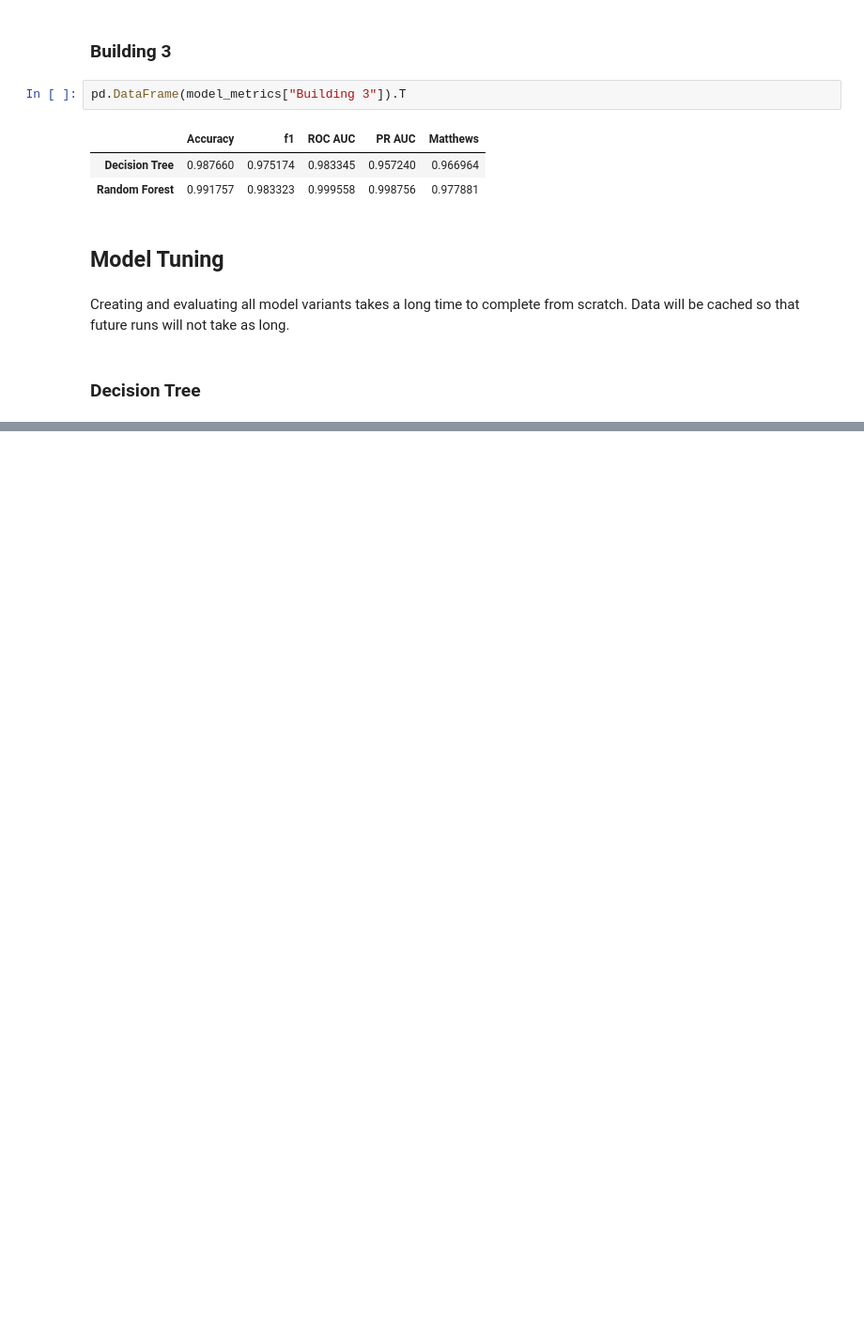
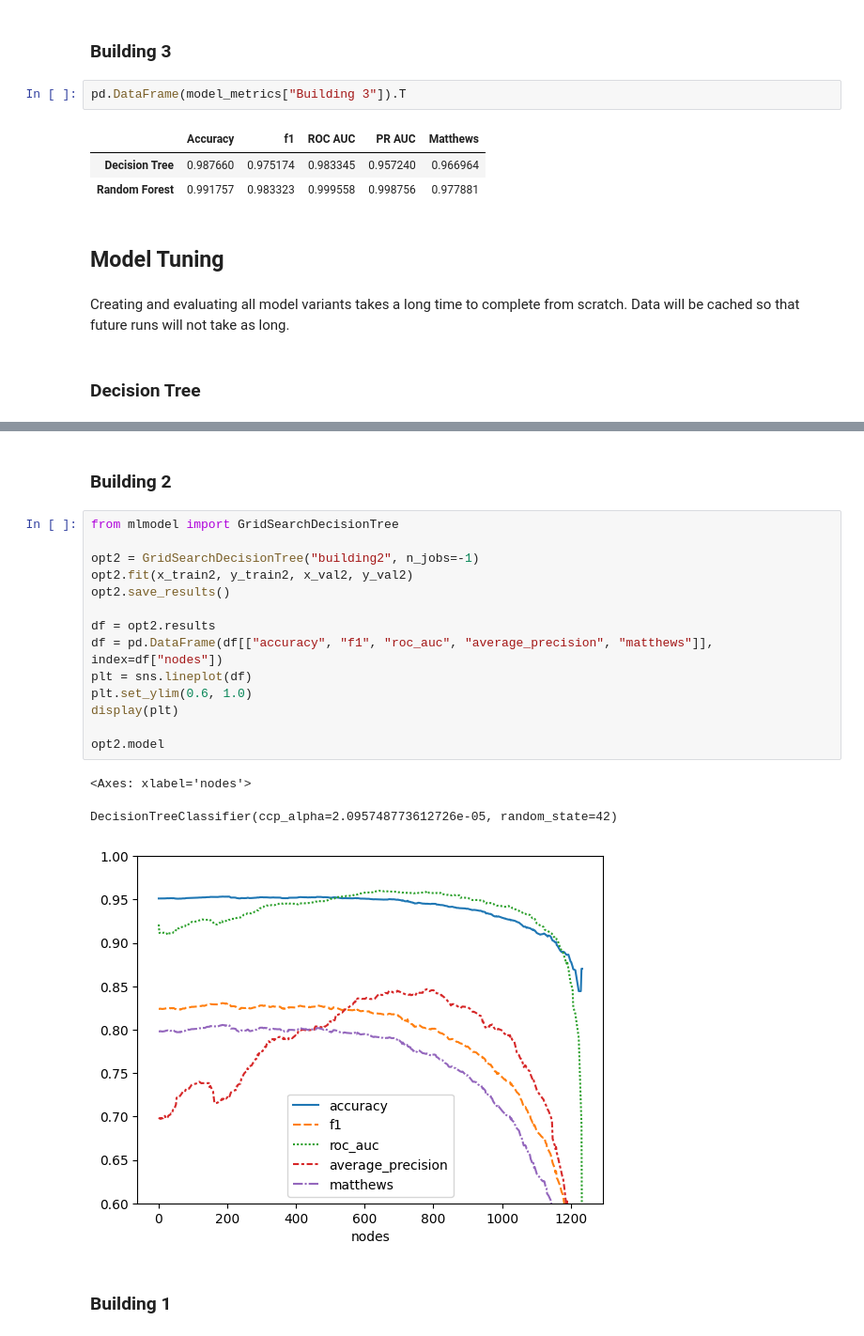
Before and after one commit to hossainmuntasir/MachineLearningModel, a Jupyter notebook: mlmodels/model_comparison.ipynb, the cells around one changed output, grey strips where cells are left out. Shown: that part at 94% size. Saved outputs shown, nothing was run; the diff lists cells and outputs as text; blank space fills up the shorter version.

Commit message:
Moved model class to separate file, added grid search base class

```diff
--- a/mlmodels/model_comparison.ipynb
+++ b/mlmodels/model_comparison.ipynb
@@ -559 +389,23 @@ DecisionTreeClassifier(ccp_alpha=2.0882639565641096e-05, random_state=42)
+# %% [markdown]
+### Building 2
+# %%
+from mlmodel import GridSearchDecisionTree
+
+opt2 = GridSearchDecisionTree("building2", n_jobs=-1)
+opt2.fit(x_train2, y_train2, x_val2, y_val2)
+opt2.save_results()
+
+df = opt2.results
+df = pd.DataFrame(df[["accuracy", "f1", "roc_auc", "average_precision", "matthews"]], index=df["nodes"])
+plt = sns.lineplot(df)
+plt.set_ylim(0.6, 1.0)
+display(plt)
+
+opt2.model
+# %% [output]
+<Axes: xlabel='nodes'>
+DecisionTreeClassifier(ccp_alpha=2.095748773612726e-05, random_state=42)
+[figure, added]
+# %% [markdown]
+### Building 1
 # %%
```
Also changed, not shown: parts of 4 cells of this notebook, 3 other files.
